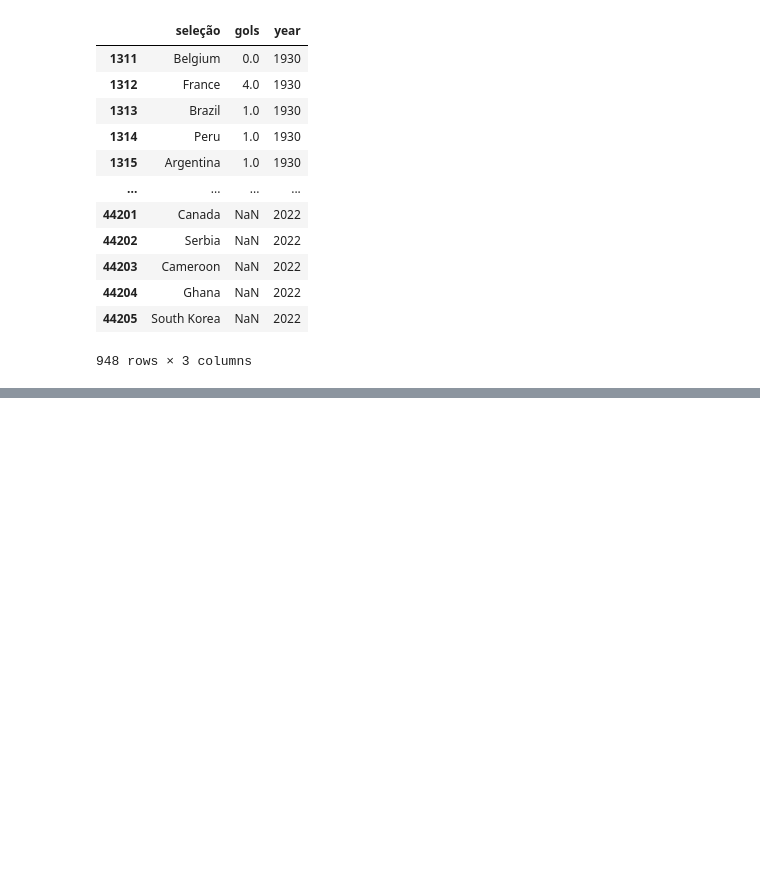
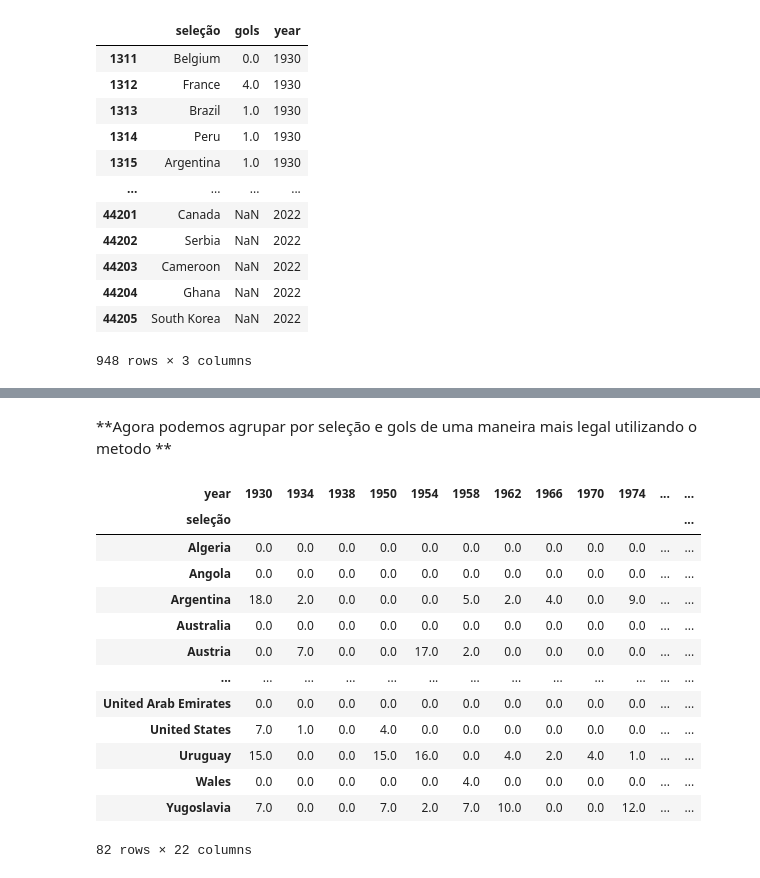
Before and after one commit to Hugox96/Analise_Copas, a Jupyter notebook: Copa_do_Mundo.ipynb, the cells around one changed output, grey strips where cells are left out. Drawn from its saved outputs; the diff is of its cells as text; code cells hidden in the pictures; blank space fills up the shorter version.

```diff
--- a/Copa_do_Mundo.ipynb
+++ b/Copa_do_Mundo.ipynb
@@ -247,0 +250,3 @@ scores
+# %%
+gols_fifa = pd.concat([gols_fora, gols_casa]).reset_index(drop=True).fillna(0)
+gols_fifa
@@ -247,0 +267,19 @@ scores
+# %% [markdown]
+**Agora podemos agrupar por seleção e gols de uma maneira mais legal utilizando o metodo **
+# %%
+gols_fifa.groupby(["seleção", "year"]).gols.sum().unstack().fillna(0)
+# %% [output]
+| year | 1930 | 1934 | 1938 | 1950 | 1954 | 1958 | 1962 | 1966 | 1970 | 1974 | ... | ... |
+| seleção |  |  |  |  |  |  |  |  |  |  |  | ... |
+| Algeria | 0.0 | 0.0 | 0.0 | 0.0 | 0.0 | 0.0 | 0.0 | 0.0 | 0.0 | 0.0 | ... | ... |
+| Angola | 0.0 | 0.0 | 0.0 | 0.0 | 0.0 | 0.0 | 0.0 | 0.0 | 0.0 | 0.0 | ... | ... |
+| Argentina | 18.0 | 2.0 | 0.0 | 0.0 | 0.0 | 5.0 | 2.0 | 4.0 | 0.0 | 9.0 | ... | ... |
+| Australia | 0.0 | 0.0 | 0.0 | 0.0 | 0.0 | 0.0 | 0.0 | 0.0 | 0.0 | 0.0 | ... | ... |
+| Austria | 0.0 | 7.0 | 0.0 | 0.0 | 17.0 | 2.0 | 0.0 | 0.0 | 0.0 | 0.0 | ... | ... |
+| ... | ... | ... | ... | ... | ... | ... | ... | ... | ... | ... | ... | ... |
+| United Arab Emirates | 0.0 | 0.0 | 0.0 | 0.0 | 0.0 | 0.0 | 0.0 | 0.0 | 0.0 | 0.0 | ... | ... |
+| United States | 7.0 | 1.0 | 0.0 | 4.0 | 0.0 | 0.0 | 0.0 | 0.0 | 0.0 | 0.0 | ... | ... |
+| Uruguay | 15.0 | 0.0 | 0.0 | 15.0 | 16.0 | 0.0 | 4.0 | 2.0 | 4.0 | 1.0 | ... | ... |
+| Wales | 0.0 | 0.0 | 0.0 | 0.0 | 0.0 | 4.0 | 0.0 | 0.0 | 0.0 | 0.0 | ... | ... |
+| Yugoslavia | 7.0 | 0.0 | 0.0 | 7.0 | 2.0 | 7.0 | 10.0 | 0.0 | 0.0 | 12.0 | ... | ... |
+82 rows × 22 columns
```
Also changed, not shown: parts of 5 cells of this notebook.
